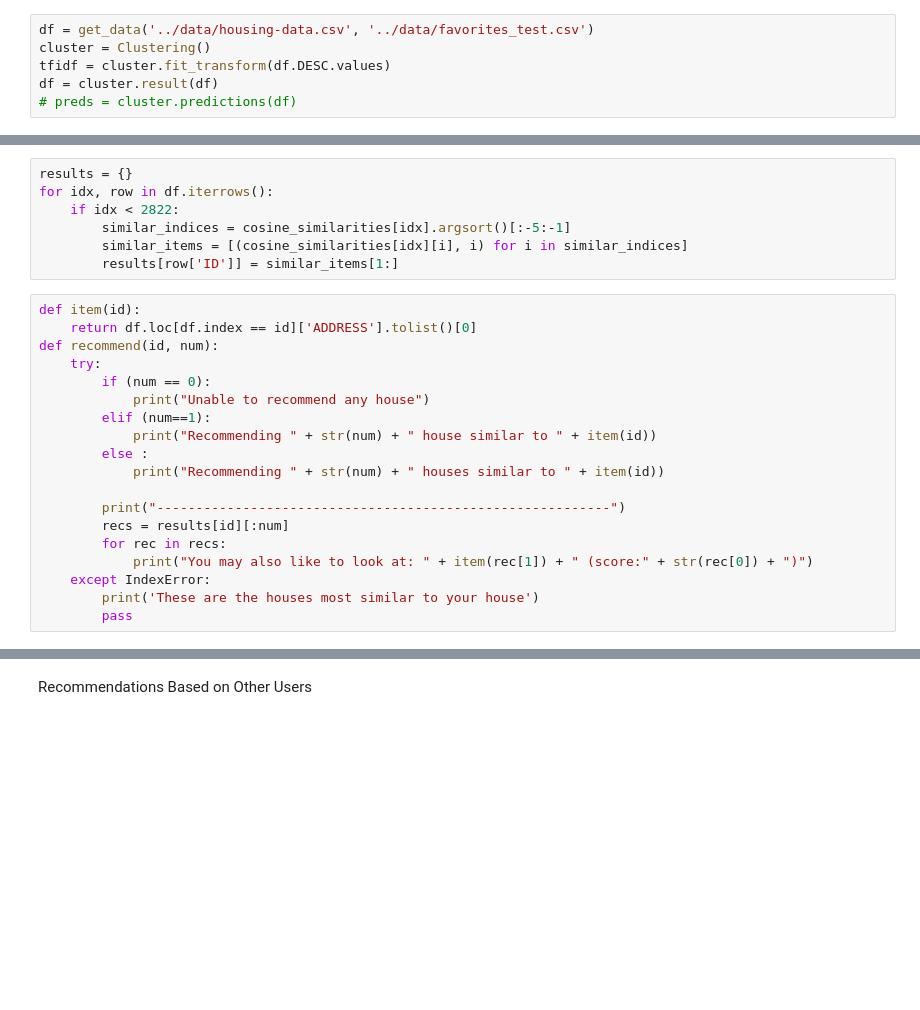
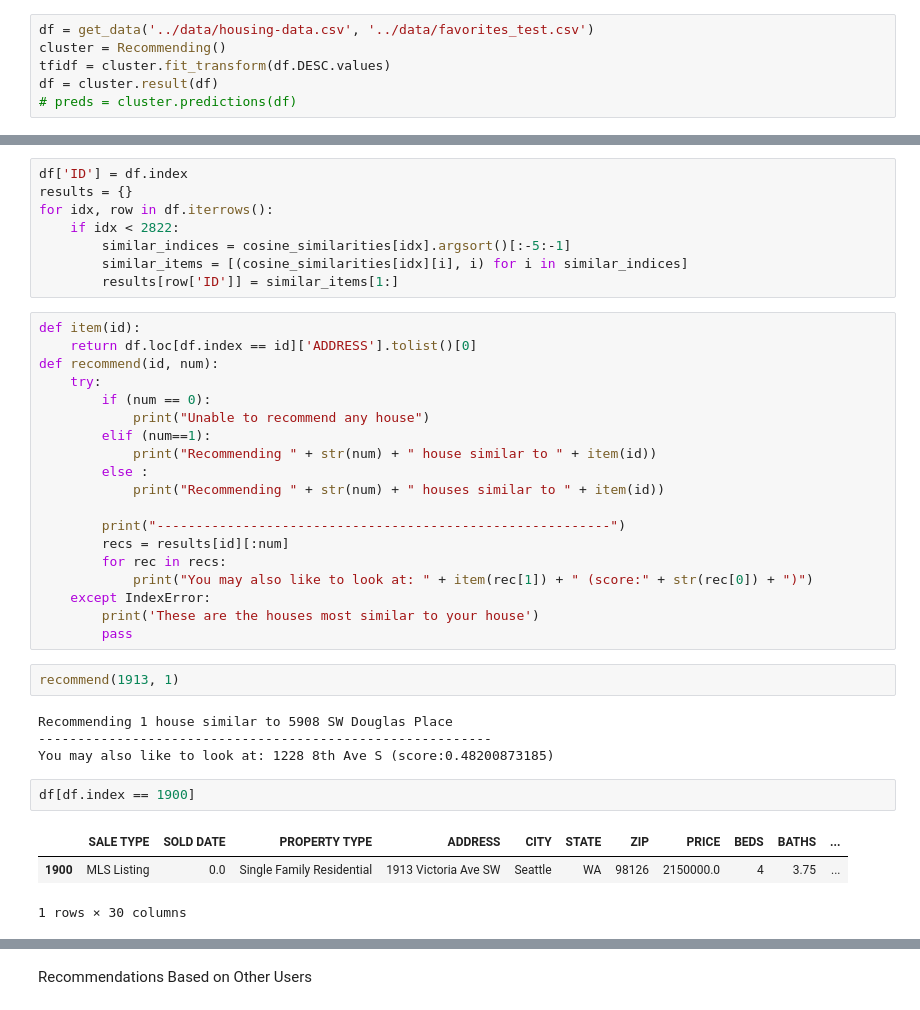
Before and after one commit to ereppond/housing-recommender, a Jupyter notebook: notebooks/building-recommender.ipynb, the cells around one changed output, grey strips where cells are left out. Cells and saved outputs as stored; diff of their text form; blank space fills up the shorter version.

```diff
--- a/notebooks/building-recommender.ipynb
+++ b/notebooks/building-recommender.ipynb
@@ -155,7 +155,7 @@ def get_data(file, fave_file=None):
     return df
 # %%
 df = get_data('../data/housing-data.csv', '../data/favorites_test.csv')
-cluster = Clustering()
+cluster = Recommending()
 tfidf = cluster.fit_transform(df.DESC.values)
 df = cluster.result(df)
 # preds = cluster.predictions(df)
@@ -165,6 +165,7 @@ Recommender Based on TFIDF Matrix and Cosine Similarity
 from sklearn.metrics.pairwise import cosine_similarity
 cosine_similarities = cosine_similarity(tfidf,tfidf)
 # %%
+df['ID'] = df.index
 results = {}
 for idx, row in df.iterrows():
     if idx < 2822:
@@ -190,3 +191,15 @@ def recommend(id, num):
     except IndexError:
         print('These are the houses most similar to your house')
         pass
+# %%
+recommend(1913, 1)
+# %% [output]
+Recommending 1 house similar to 5908 SW Douglas Place
+----------------------------------------------------------
+You may also like to look at: 1228 8th Ave S (score:0.48200873185)
+# %%
+df[df.index == 1900]
+# %% [output]
+|  | SALE TYPE | SOLD DATE | PROPERTY TYPE | ADDRESS | CITY | STATE | ZIP | PRICE | BEDS | BATHS | ... |
+| 1900 | MLS Listing | 0.0 | Single Family Residential | 1913 Victoria Ave SW | Seattle | WA | 98126 | 2150000.0 | 4 | 3.75 | ... |
+1 rows × 30 columns
```
Also changed, not shown: parts of 1 cell of this notebook.
